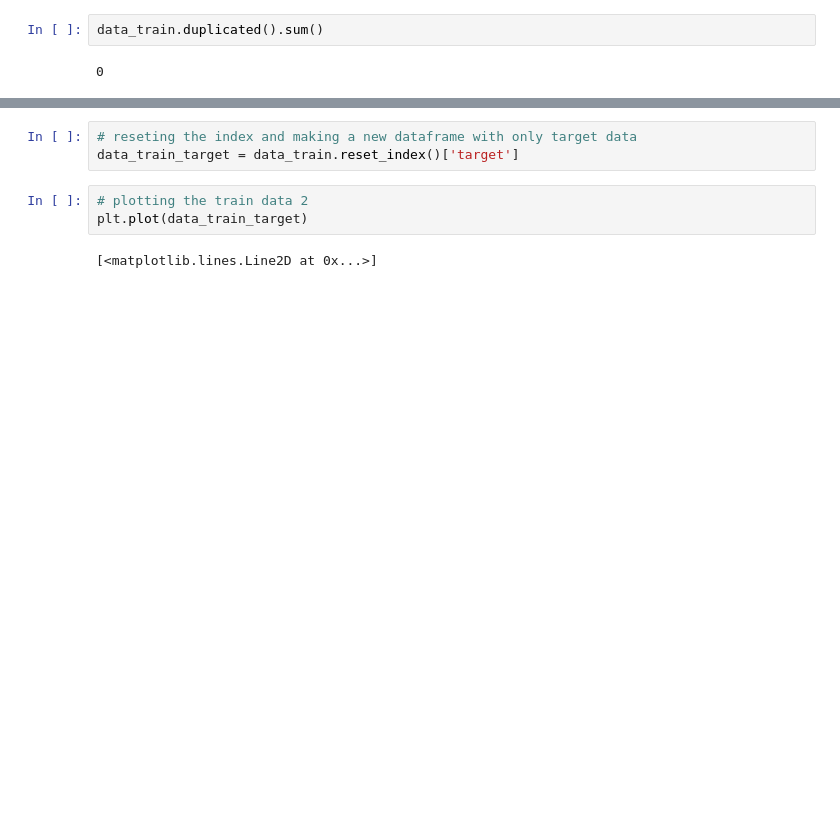
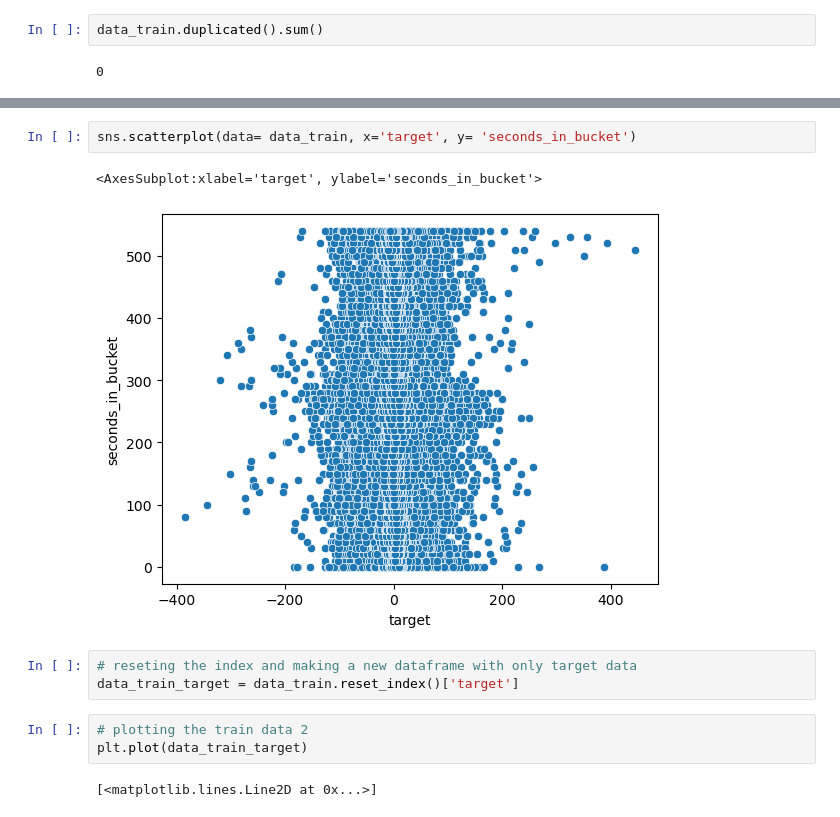
Before and after one commit to Simran2147/QuantumQube-Stock-Prediction, a Jupyter notebook: Final_Project.ipynb, the cells around one changed output, grey strips where cells are left out. Saved outputs shown, nothing was run; the diff lists cells and outputs as text; blank space fills up the shorter version.

```diff
--- a/Final_Project.ipynb
+++ b/Final_Project.ipynb
@@ -169,3 +273,8 @@ plt.show()
+# %%
+sns.scatterplot(data= data_train, x='target', y= 'seconds_in_bucket')
+# %% [output]
+<AxesSubplot:xlabel='target', ylabel='seconds_in_bucket'>
+[figure, added]
 # %%
 # reseting the index and making a new dataframe with only target data
 data_train_target = data_train.reset_index()['target']
```
Also changed, not shown: parts of 15 cells of this notebook.
